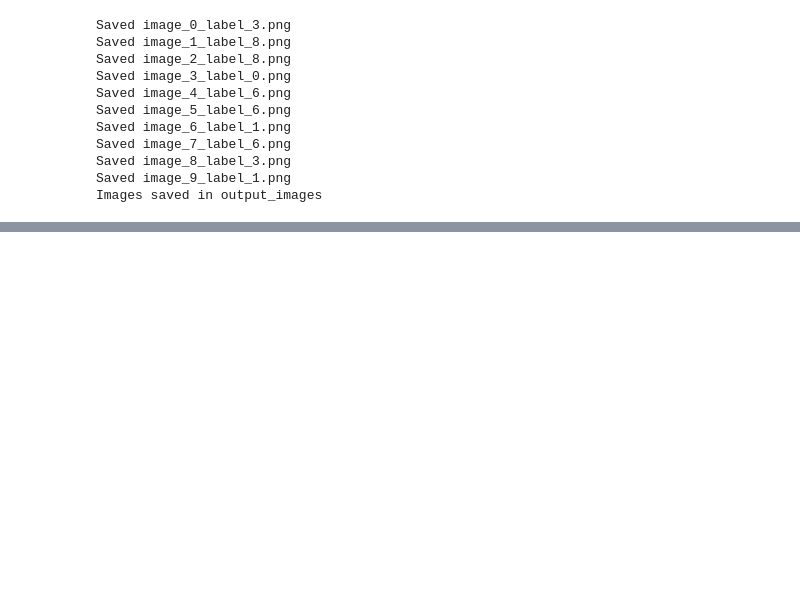
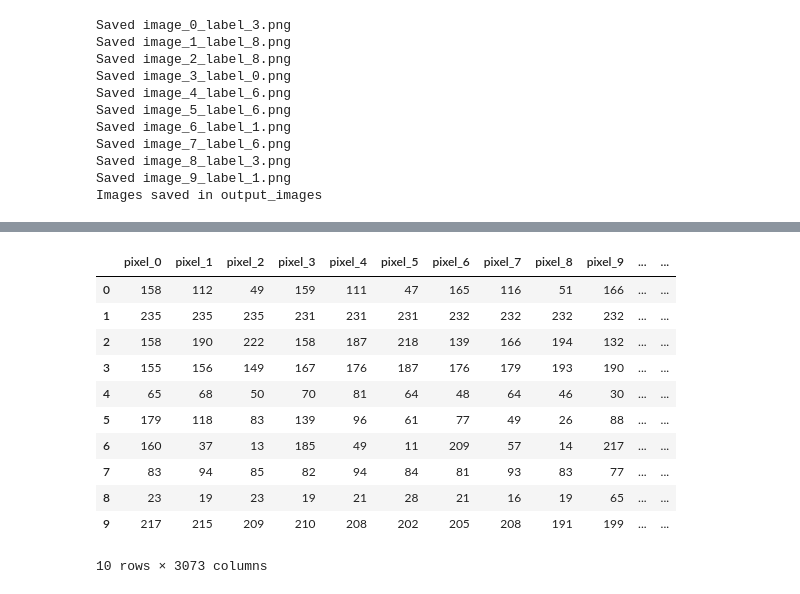
Before and after one commit to NimaNIKOOKAR/Project_ML, a Jupyter notebook: main.ipynb, the cells around one changed output, grey strips where cells are left out. Saved outputs shown, nothing was run; the diff lists cells and outputs as text; code cells hidden in the pictures; blank space fills up the shorter version.

Commit message:
Add CIFAR-10 dataset files and update main notebook

```diff
--- a/main.ipynb
+++ b/main.ipynb
@@ -132,0 +160,19 @@ Images saved in output_images
+# %%
+import pandas as pd
+
+df = pd.read_csv("cifar10_data_test.csv")
+
+df.head(10)
+# %% [output]
+|  | pixel_0 | pixel_1 | pixel_2 | pixel_3 | pixel_4 | pixel_5 | pixel_6 | pixel_7 | pixel_8 | pixel_9 | ... | ... |
+| 0 | 158 | 112 | 49 | 159 | 111 | 47 | 165 | 116 | 51 | 166 | ... | ... |
+| 1 | 235 | 235 | 235 | 231 | 231 | 231 | 232 | 232 | 232 | 232 | ... | ... |
+| 2 | 158 | 190 | 222 | 158 | 187 | 218 | 139 | 166 | 194 | 132 | ... | ... |
+| 3 | 155 | 156 | 149 | 167 | 176 | 187 | 176 | 179 | 193 | 190 | ... | ... |
+| 4 | 65 | 68 | 50 | 70 | 81 | 64 | 48 | 64 | 46 | 30 | ... | ... |
+| 5 | 179 | 118 | 83 | 139 | 96 | 61 | 77 | 49 | 26 | 88 | ... | ... |
+| 6 | 160 | 37 | 13 | 185 | 49 | 11 | 209 | 57 | 14 | 217 | ... | ... |
+| 7 | 83 | 94 | 85 | 82 | 94 | 84 | 81 | 93 | 83 | 77 | ... | ... |
+| 8 | 23 | 19 | 23 | 19 | 21 | 28 | 21 | 16 | 19 | 65 | ... | ... |
+| 9 | 217 | 215 | 209 | 210 | 208 | 202 | 205 | 208 | 191 | 199 | ... | ... |
+10 rows × 3073 columns
```
Also changed, not shown: parts of 1 cell of this notebook.
